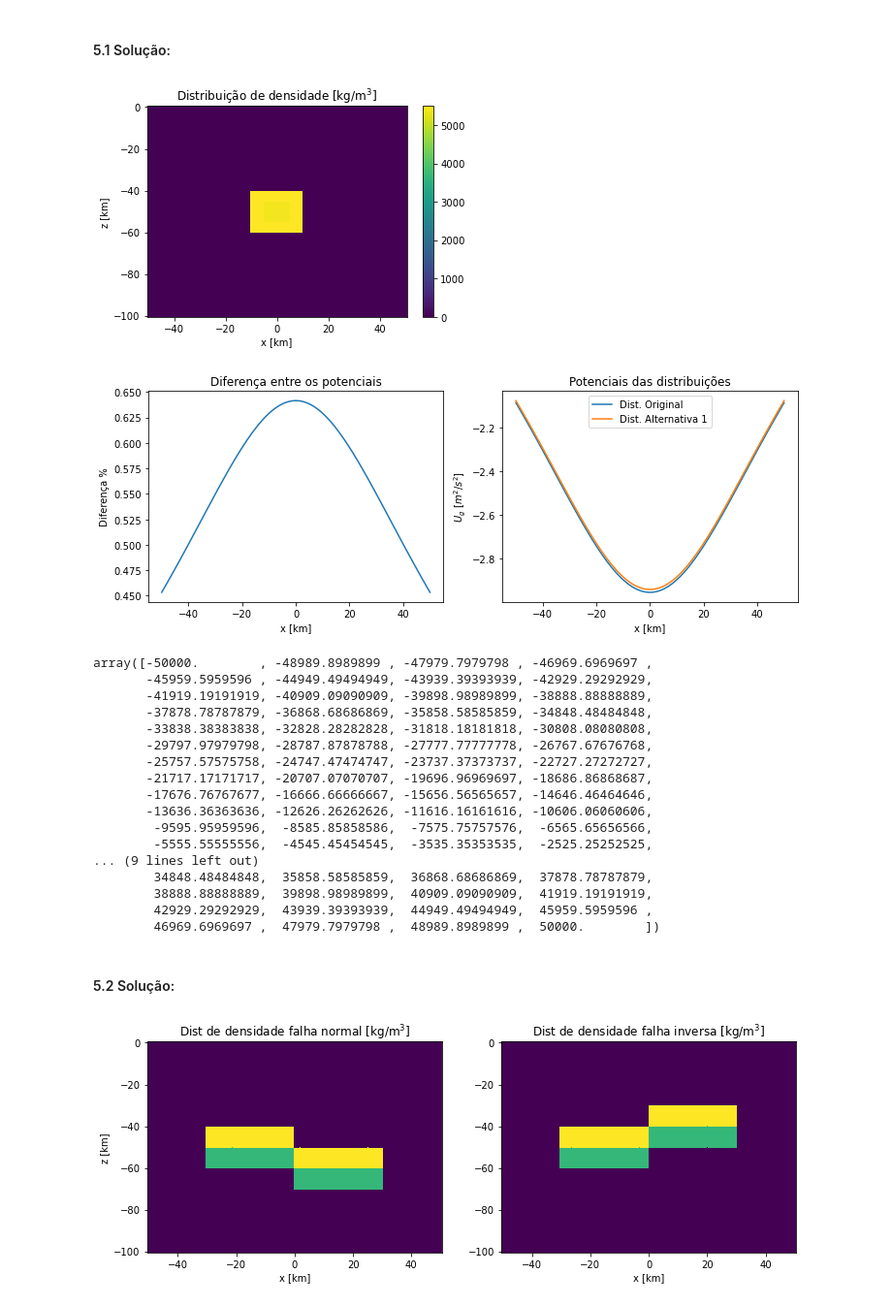
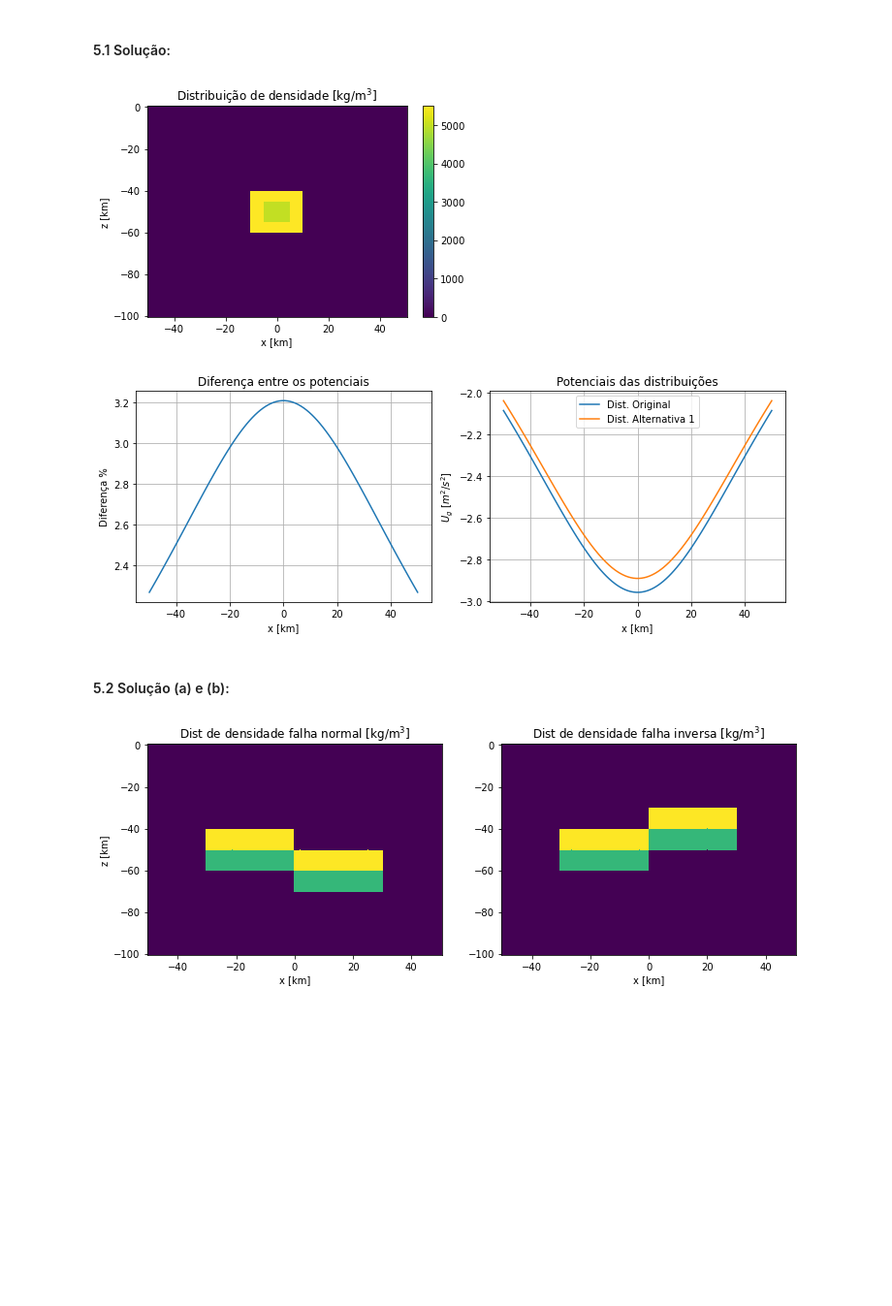
Before and after one commit to victortocantins/ft-notebooks, a Jupyter notebook: notebooks/Grav-Metodos/Gravity-of-an-extended-body.ipynb, the cells around one changed output. Shown: that part at 97% size. Drawn from its saved outputs; the diff is of its cells as text; code cells hidden in the pictures; blank space fills up the shorter version.

```diff
--- a/notebooks/Grav-Metodos/Gravity-of-an-extended-body.ipynb
+++ b/notebooks/Grav-Metodos/Gravity-of-an-extended-body.ipynb
@@ -119,8 +118,8 @@ plt.show()
 # %%
 # Define distribuição de densidade alternativa.
 rho_alt=np.zeros(np.shape(xv))
-rho_alt[40:60,40:60]=6000.0   # rho[40:60,40:60]=5500.0 <== densidades originais
-rho_alt[45:55,45:55]=5000.0   # rho[45:55,45:55]=5500.0 <== densidades originais
+rho_alt[40:60,40:60]=5500.0   # rho[40:60,40:60]=5500.0 <== densidades originais
+rho_alt[45:55,45:55]=5000.0   # rho[45:55,45:55]=5500.0 <== densidades intrusão
 
 # Plot distribuição de densidade.
 # plt.pcolor(xv/1000.0,zv/1000.0,rho_alt,cmap='Greys',shading='auto')
@@ -171,7 +171,7 @@ Para isso, plote a diferença entre as variáveis *U* e *U_alt*, normalizadas pe
 # Define distribuição de densidade alternativa.
 rho_alt1=np.zeros(np.shape(xv))
 rho_alt1[40:60,40:60]=5500.0           # rho[40:60,40:60]=5500.0 <== densidades originais
-rho_alt1[45:55,45:55]=5400.0           # rho[45:55,45:55]=5500.0 <== densidades originais
+rho_alt1[45:55,45:55]=5000.0           # rho[45:55,45:55]=5500.0 <== densidades originais
 
 # Plot distribuição de densidade.
 # plt.pcolor(xv/1000.0,zv/1000.0,rho_alt,cmap='Greys',shading='auto')
@@ -186,56 +186,40 @@ plt.show()
 U_alt1=np.zeros(len(x_obs))
 z_above = 10.0
 x_obs=x
 z_obs=z_above*np.ones(nx)
 
 # Loop sobre todos os pontos de observações.
 for k in range(len(x_obs)):
 
     r=np.sqrt((x_obs[k]-xv)**2 + (z_obs[k]-zv)**2)
     U_alt1[k]=-G*V*np.sum(rho_alt1/r)
 
 
 Dif_U= np.abs((U - U_alt1)/np.max(U))*100        # diferenca entre os dois potenciais
 
 fig, (ax1, ax2) = plt.subplots(nrows=1, ncols=2, figsize=(12, 4))
 
 ax1.plot(x_obs/1000.0,Dif_U)         # Plot da diferenca anomalia.
+ax1.grid()
 ax1.set_xlabel('x [km]')
 ax1.set_ylabel(r'Diferença %')
 ax1.set_title('Diferença entre os potenciais')
 
 ax2.plot(x_obs/1000.0,U,label='Dist. Original')             # Potencial da disitribuição original.
 ax2.set_xlabel('x [km]')
 ax2.plot(x_obs/1000.0,U_alt1,'-',label='Dist. Alternativa 1')   # Potencial da disitribuição alternativa.
 ax2.set_ylabel(r'$U_g$ [$m^2$/$s^2$]')
 ax2.set_title('Potenciais das distribuições')
-plt.legend()
+ax2.grid()
+ax2.legend()
 plt.show()
 
-x_obs
 #np.max(U)
 # %% [output]
-[figure, old version]
+[figure, new version]
-[figure, old version]
+[figure, new version]
-array([-50000.        , -48989.8989899 , -47979.7979798 , -46969.6969697 ,
-       -45959.5959596 , -44949.49494949, -43939.39393939, -42929.29292929,
-       -41919.19191919, -40909.09090909, -39898.98989899, -38888.88888889,
-       -37878.78787879, -36868.68686869, -35858.58585859, -34848.48484848,
-       -33838.38383838, -32828.28282828, -31818.18181818, -30808.08080808,
-       -29797.97979798, -28787.87878788, -27777.77777778, -26767.67676768,
-       -25757.57575758, -24747.47474747, -23737.37373737, -22727.27272727,
-       -21717.17171717, -20707.07070707, -19696.96969697, -18686.86868687,
-       -17676.76767677, -16666.66666667, -15656.56565657, -14646.46464646,
-       -13636.36363636, -12626.26262626, -11616.16161616, -10606.06060606,
-        -9595.95959596,  -8585.85858586,  -7575.75757576,  -6565.65656566,
-        -5555.55555556,  -4545.45454545,  -3535.35353535,  -2525.25252525,
-... (9 lines left out)
-        34848.48484848,  35858.58585859,  36868.68686869,  37878.78787879,
-        38888.88888889,  39898.98989899,  40909.09090909,  41919.19191919,
-        42929.29292929,  43939.39393939,  44949.49494949,  45959.5959596 ,
-        46969.6969697 ,  47979.7979798 ,  48989.8989899 ,  50000.        ])
 # %% [markdown]
-#### 5.2 Solução:
+#### 5.2 Solução (a) e (b):
 # %%
 #============  Falha normal   ========================
 rho_n=np.zeros(np.shape(xv))
```
Also changed, not shown: parts of 12 cells of this notebook.
